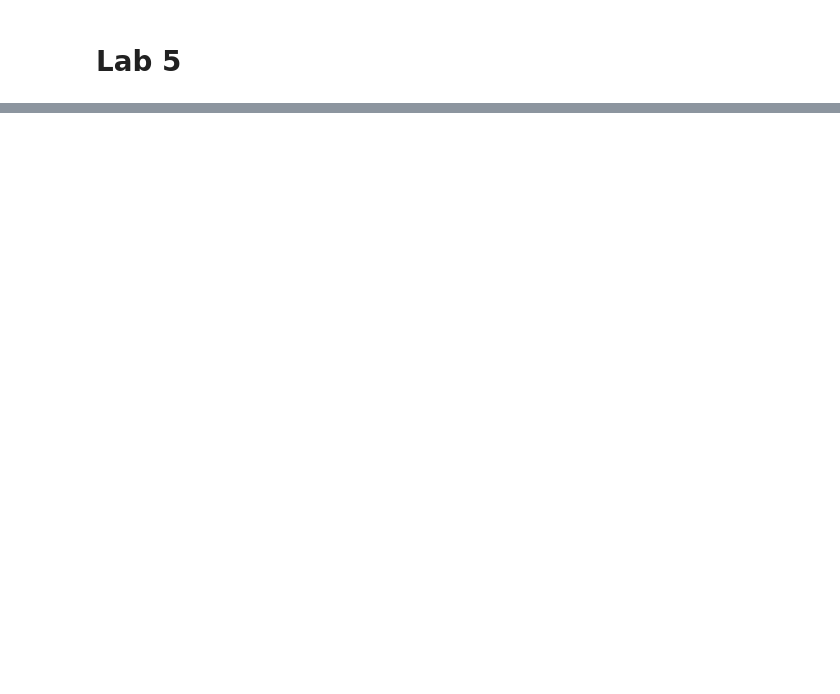
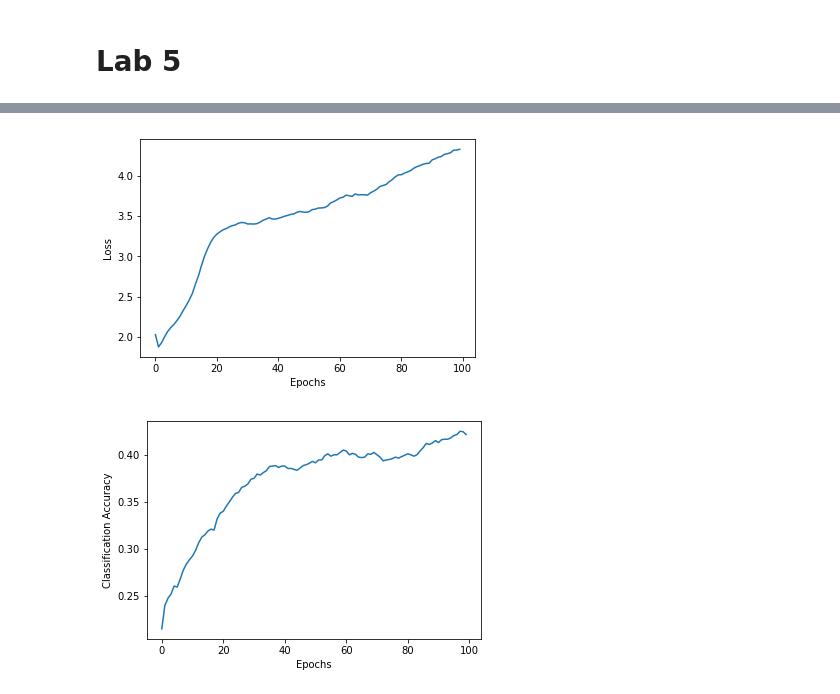
Before and after one commit to AdamHastings/CS501R, a Jupyter notebook: Lab5/Lab5.ipynb, the cells around one changed output, grey strips where cells are left out. Drawn from its saved outputs; the diff is of its cells as text; code cells hidden in the pictures; blank space fills up the shorter version.

```diff
--- a/Lab5/Lab5.ipynb
+++ b/Lab5/Lab5.ipynb
@@ -26,12 +26,12 @@ def conv( x, filter_size=3, stride=2, num_filters=64, is_output=False, name="con
     channels = x.get_shape().as_list()[3];
     with tf.variable_scope(name) as scope:
         # Create a W filter variable wit the proper size
-        W = tf.get_variable("W", None, dtype=tf.float32, initializer=tf.random_normal([filter_size, filter_size, channels, num_filters]))
+        W = tf.get_variable("W", None, dtype=tf.float32, initializer=tf.random_normal([filter_size, filter_size, channels, num_filters])*0.001)
         W = tf.Print(W, [W])
         result = W + 1
         # print tf.Print(W, [W])
         # Create a B bias varaible with the proper size
-        B = tf.get_variable("B", None, dtype=tf.float32, initializer=tf.random_normal([num_filters]))
+        B = tf.get_variable("B", None, dtype=tf.float32, initializer=tf.random_normal([num_filters])*0.001)
         # Convolve x with W by calling the tf.nn.conv2d function
         conv2d = tf.nn.conv2d(input=x,filter=W,strides=[1, stride, stride, 1],padding="SAME")
         # Add the bias
@@ -49,9 +49,9 @@ def fc( x, out_size=50, is_output=False, name="fc" ):
     with tf.variable_scope(name) as scope:
         m = x.get_shape().as_list()[1];
         # Create a W filter variable with the proper size
-        W = tf.get_variable("W", None, dtype=tf.float32, initializer=tf.random_normal([m, out_size]))
+        W = tf.get_variable("W", None, dtype=tf.float32, initializer=tf.random_normal([m, out_size])*0.001)
         # Create a B bias variable with the proper size
-        B = tf.get_variable("B", None, dtype=tf.float32, initializer=tf.random_normal([1, out_size]))
+        B = tf.get_variable("B", None, dtype=tf.float32, initializer=tf.random_normal([1, out_size])*0.001)
         # Multiply x by W and add b
         mul_sum = tf.matmul(x, W) + B;
         # If is_output is False,
@@ -98,13 +98,16 @@ labels = data['labels']
 labels = np.atleast_2d( labels ).T # 10000 x 1
 
 
-NUM_EPOCHS = 20
+NUM_EPOCHS = 100
 IMAGES = 10000
 TRAIN_CNT = (4 * IMAGES) / 5
 TEST_CNT = IMAGES / 5
 
 acc_results = np.array(np.zeros(NUM_EPOCHS))
 loss_results = np.array(np.zeros(NUM_EPOCHS))
+
+print "### Training DNN ###"
+
 
 for i in range (0,NUM_EPOCHS):
     # Train on 80% of the data
@@ -120,12 +123,10 @@ for i in range (0,NUM_EPOCHS):
     acc = (1.0 * correct_cnt)/(TEST_CNT)
     xent = sess.run([cross_entropy], feed_dict={x_in: features[j], current_label: labels[j]})
     acc_results[i] = acc
-    if (xent[0][0] != 0):
-        xent[0][0] = np.log(xent[0][0])
+    # if (xent[0][0] != 0):
+    #     xent[0][0] = np.log(xent[0][0])
     loss_results[i] = xent[0][0]
     print "Loss: " + str(xent[0][0]) + ", accuracy: " + str(acc)
-
-print "### Training DNN ###"
 
 writer = tf.summary.FileWriter("lab5", sess.graph)
 writer.close()
@@ -133,7 +134,8 @@ writer.close()
 plt.figure(1)
 plt.plot(loss_results)
 plt.xlabel("Epochs")
-plt.ylabel("log(Loss)")
+# plt.ylabel("log(Loss)")
+plt.ylabel("Loss")
 
 
 plt.figure(2)
@@ -164,0 +165,2 @@ Loss: 9.42309, accuracy: 0.1235
+[figure, added]
+[figure, added]
```
Also changed, not shown: parts of 3 cells of this notebook, 6 other files.
